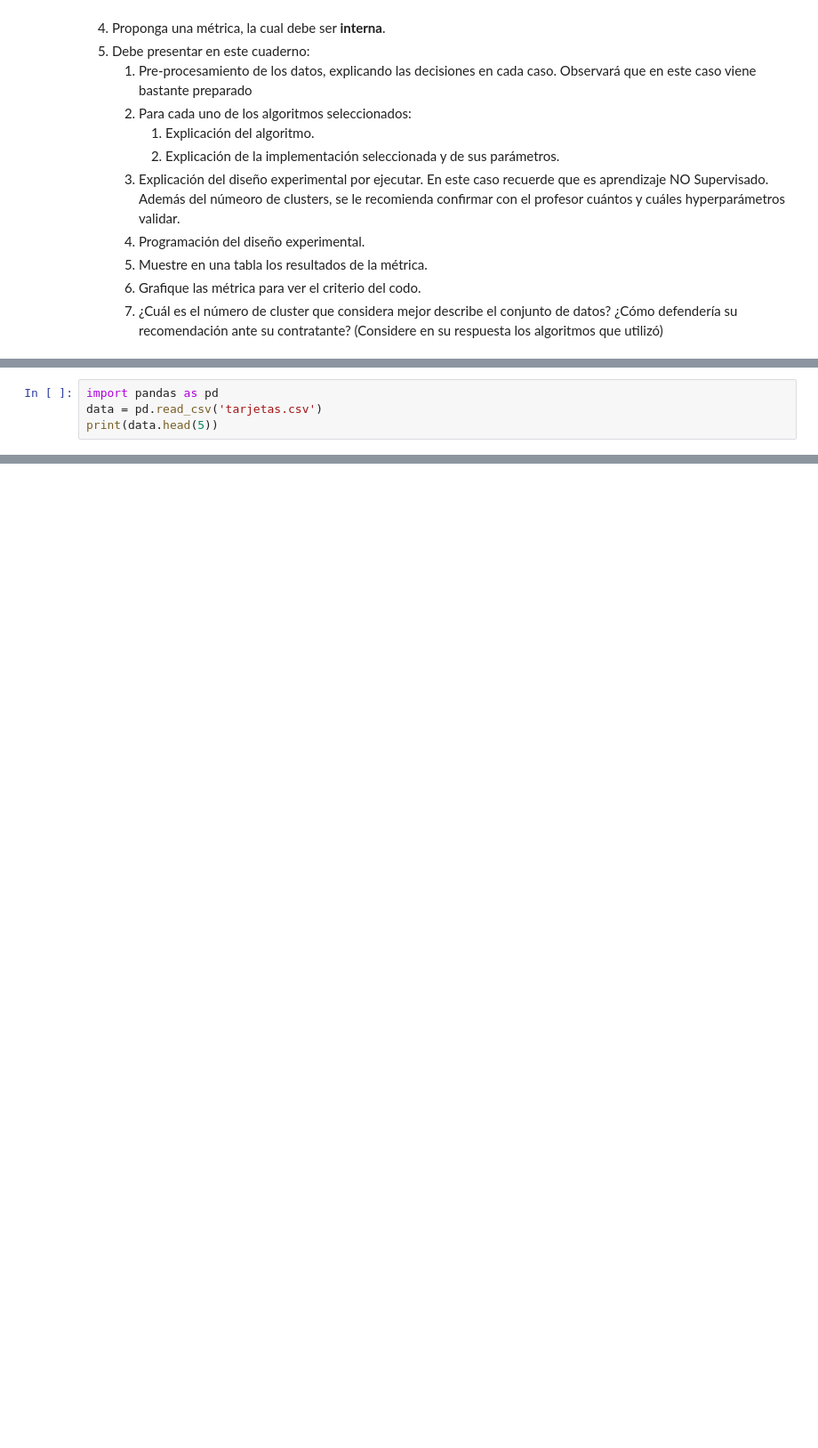
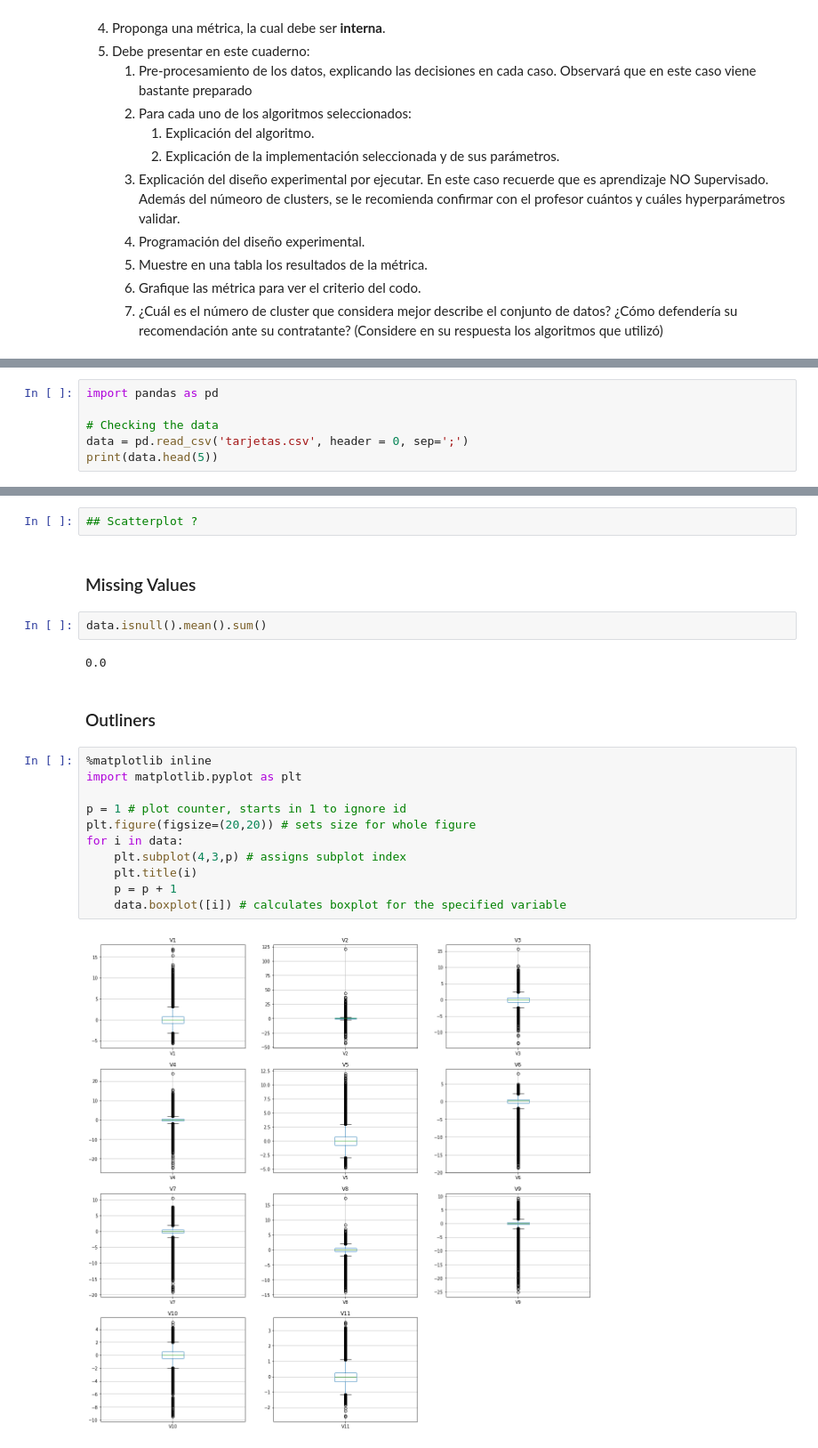
Before and after one commit to GabrielVargasR/University-Artificial-Intelligence, a Jupyter notebook: TC4 - Classification and Clustering/2021-2-Trabajo Practico_04.ipynb, the cells around one changed output, grey strips where cells are left out. Shown at 89% size. Saved outputs shown, nothing was run; the diff lists cells and outputs as text; blank space fills up the shorter version.

```diff
--- a/TC4 - Classification and Clustering/2021-2-Trabajo Practico_04.ipynb
+++ b/TC4 - Classification and Clustering/2021-2-Trabajo Practico_04.ipynb
@@ -176,4 +178,6 @@ ___
 # %%
 import pandas as pd
-data = pd.read_csv('tarjetas.csv')
+
+# Checking the data
+data = pd.read_csv('tarjetas.csv', header = 0, sep=';')
 print(data.head(5))
@@ -189,0 +212,23 @@ print(data.head(5))
+# %%
+## Scatterplot ?
+# %% [markdown]
+### Missing Values
+# %%
+data.isnull().mean().sum()
+# %% [output]
+0.0
+# %% [markdown]
+### Outliners
+# %%
+%matplotlib inline
+import matplotlib.pyplot as plt
+
+p = 1 # plot counter, starts in 1 to ignore id
+plt.figure(figsize=(20,20)) # sets size for whole figure
+for i in data:
+    plt.subplot(4,3,p) # assigns subplot index
+    plt.title(i)
+    p = p + 1
+    data.boxplot([i]) # calculates boxplot for the specified variable
+# %% [output]
+[figure, added]
```
Also changed, not shown: parts of 9 cells of this notebook.
